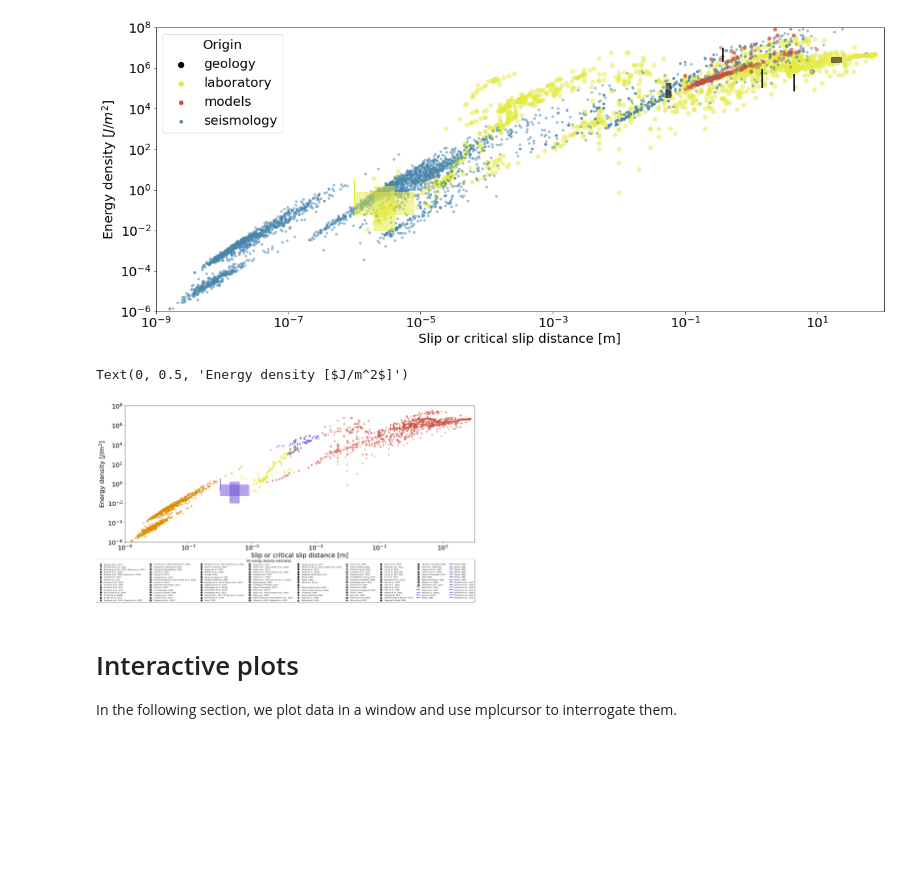
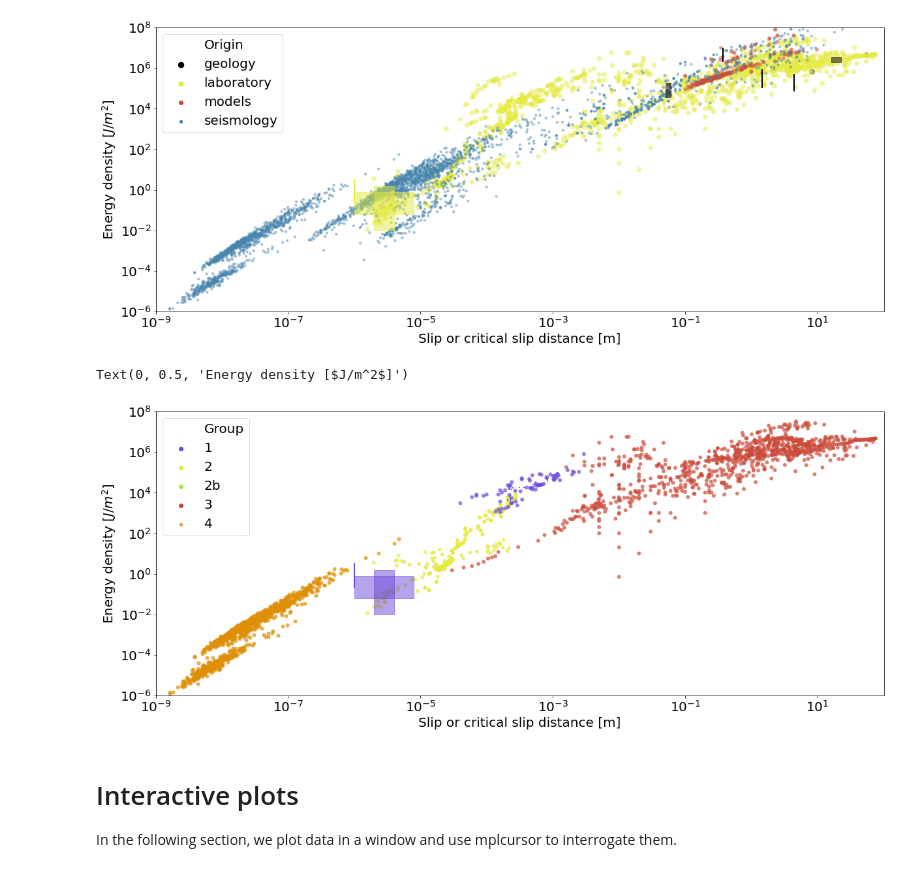
Before and after one commit to aretu/fracture_energy, a Jupyter notebook: visualize.ipynb, the cells around one changed output. Drawn from its saved outputs; the diff is of its cells as text; code cells hidden in the pictures; blank space fills up the shorter version.

Commit message:
updated the second static figure

```diff
--- a/visualize.ipynb
+++ b/visualize.ipynb
@@ -111,41 +111,30 @@ Text(0, 0.5, 'Energy density [$J/m^2$]')
 # %%
 #GALAXY PLOT FOR THE LAB DATA
 
 fig, ax = plt.subplots(figsize=(20,8))
 
 group_col={'1':'#6c49da','2':'#e5ea3f','2b':'#a6ea3f','3':'#cb4c3b'}
 
-sns.scatterplot(x='value (m)', y="value (J/m^2)", hue="Group",palette=group_col, data=laboratory,style="Reference",linewidth=0, alpha = 0.7,legend='brief')
+sns.scatterplot(x='value (m)', y="value (J/m^2)", hue="Group",palette=group_col, data=laboratory,linewidth=0, alpha = 0.7)
 
 # G' from laboratory experiments
 seismlab=seismology.loc[seismology['Type of seismic event'].str.contains("lab")]
 
-sns.scatterplot(x='value (m)', y="value (J/m^2)", data=seismlab,style='Reference M0, a',linewidth=0, alpha = 0.7,legend='brief')
-
+sns.scatterplot(x='value (m)', y="value (J/m^2)", data=seismlab,linewidth=0, alpha = 0.7,label='4')
 
 ax.set_xscale('log')
 ax.set_yscale('log')
 
 #special plots
 specialplots(group_col['1'],laboratory)
 
-ax.legend(fontsize = 6, \
-               bbox_to_anchor= (1, -.12), \
-               title="All energy density estimates", \
-               title_fontsize = 10, \
-               shadow = True, \
-               facecolor = 'white', \
-               ncol=10,
-               borderaxespad=0.1)
-
-
 ax.set_ylim(1e-6,1e8)
 ax.set_xlim(1e-9,1e2)
 ax.set_xlabel('Slip or critical slip distance [m]')
 ax.set_ylabel('Energy density [$J/m^2$]')
 # %% [output]
 Text(0, 0.5, 'Energy density [$J/m^2$]')
-[figure, old version]
+[figure, new version]
 # %% [markdown]
 # Interactive plots
 In the following section, we plot data in a window and use mplcursor to interrogate them.
```
